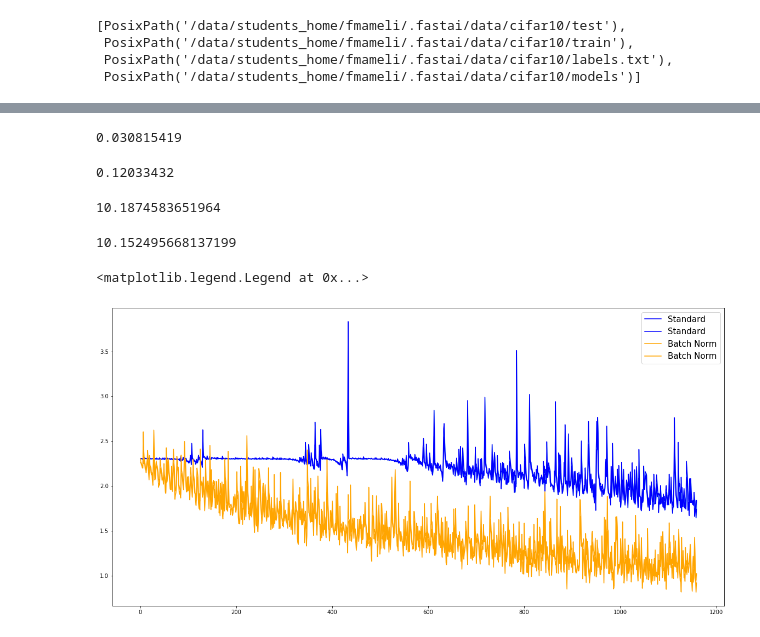
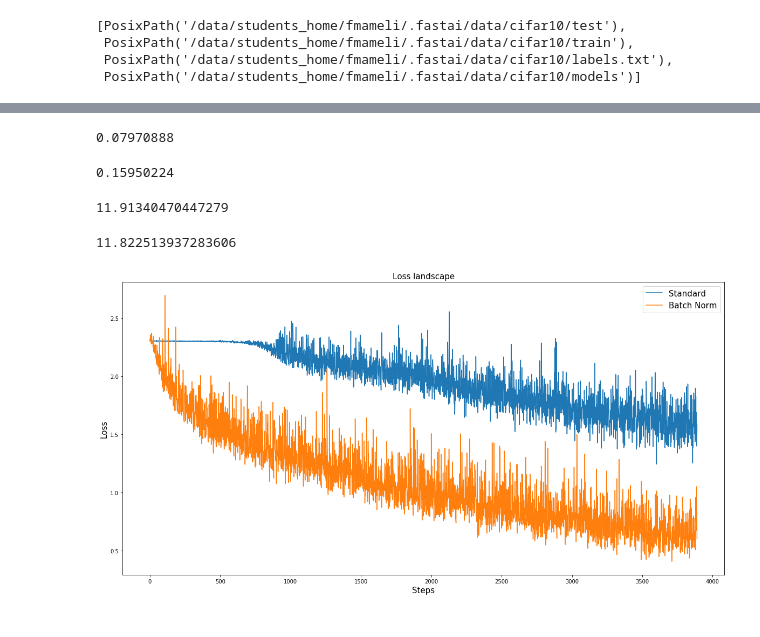
Before and after one commit to mameli/Test_batch_norm_paper, a Jupyter notebook: batch_norm-grads.ipynb, the cells around one changed output, grey strips where cells are left out. Saved outputs shown, nothing was run; the diff lists cells and outputs as text; code cells hidden in the pictures.

```diff
--- a/batch_norm-grads.ipynb
+++ b/batch_norm-grads.ipynb
@@ -34,17 +36,3 @@ optimizer = optim.SGD
 #     print(self.running_mean)
 
 # convHook = callbacks.Hook(vgg.features[9], print_input, detach=False)
-# %%
-@dataclass
-class LossVariation(LearnerCallback):
-    def __init__(self, learn:Learner):
-        super().__init__(learn)
-        self.loss_var = []
-        self.losses = []
-        self.old_loss = 0
-
-    def on_backward_begin(self, last_loss, **kwargs):
-        current_loss = last_loss.data.clone()
-        self.loss_var.append((self.old_loss - current_loss).norm(2).cpu().numpy())
-        self.losses.append(current_loss.cpu().numpy())
-        self.old_loss = current_loss
@@ -217,9 +137,10 @@ from scipy.stats import entropy
 # %%
-noBN_y1 = lossVar_noBN.losses[10:]
-noBN_y2 = list(map(add,lossVar_noBN.losses[10:], lossVar_noBN.loss_var[10:]))
-noBN_x = list(range(len(lossVar_noBN.losses[10:])))
+noBN_y = list(map(add,lossVar_noBN.losses, lossVar_noBN.loss_var[10:]))
+noBN_x = list(range(len(lossVar_noBN.losses)))
+# %%
+BN_y = list(map(add,lossVar_BN.losses[10:], lossVar_BN.loss_var[10:]))
+BN_x = list(range(len(lossVar_BN.losses[10:])))
 # %%
-import numpy as np
 np.var(lossVar_noBN.losses)
 # %% [output]
-0.030815419
+0.07970888
@@ -230,30 +147,30 @@ BN_x = list(range(len(lossVar_BN.losses[10:])))
 # %%
 np.var(lossVar_BN.losses)
 # %% [output]
-0.12033432
+0.15950224
 # %%
 entropy(lossVar_noBN.losses, base=2)
 # %% [output]
-10.1874583651964
+11.91340470447279
 # %%
 entropy(lossVar_BN.losses, base=2)
 # %% [output]
-10.152495668137199
+11.822513937283606
 # %%
 fig = plt.figure(figsize=(20, 10))
 ax = fig.add_subplot(111)
+plt.ylabel("Loss", fontsize=15)
+plt.xlabel("Steps", fontsize=15)
+plt.title("Loss landscape", fontsize=15)
 
-plt.plot(noBN_y1, label="Standard", color="Blue")
-ax.fill_between(noBN_x, noBN_y1, noBN_y2, color="skyblue")
-plt.plot(noBN_y2, label="Standard", color="Blue")
+plt.plot(noBN_y, label="Standard")
+# ax.fill_between(noBN_x, noBN_y1, noBN_y2, color="skyblue")
+# plt.plot(noBN_y2, label="Standard", color="Blue", linewidth=0.3)
 
-plt.plot(BN_y1, label="Batch Norm", color="Orange")
-ax.fill_between(BN_x, BN_y1, BN_y2, color="bisque")
-plt.plot(BN_y2, label="Batch Norm", color="Orange")
+plt.plot(BN_y, label="Batch Norm")
+
 ax.legend(fontsize=15)
 
-plt.savefig('loss.pdf')
 plt.savefig('loss.png')
 # %% [output]
-<matplotlib.legend.Legend at 0x...>
-[figure, old version]
+[figure, new version]
```
Also changed, not shown: parts of 23 cells of this notebook, 15 other files.
